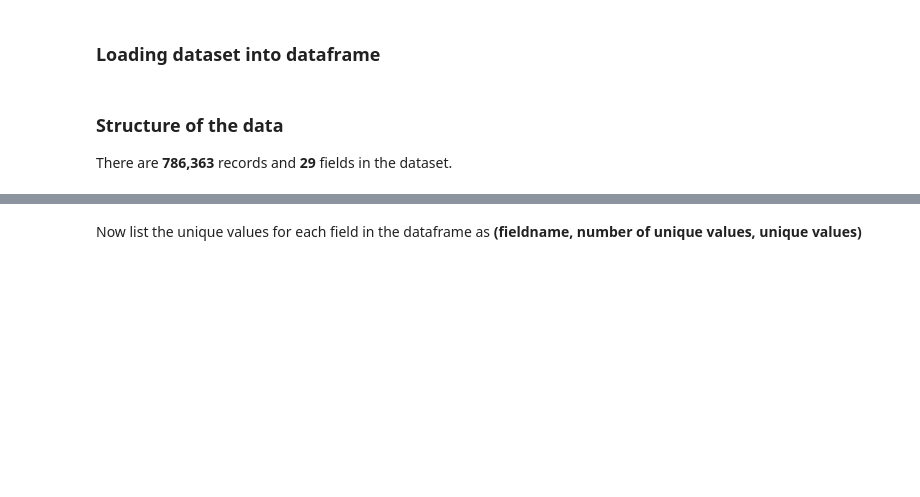
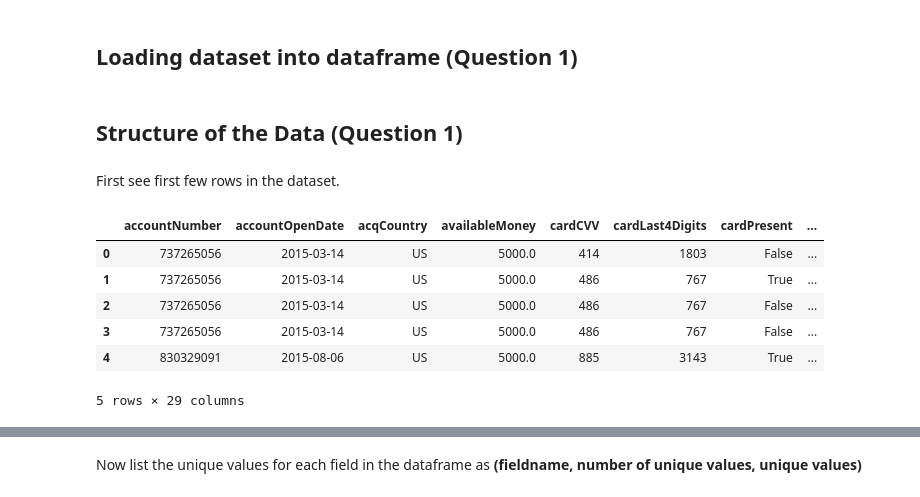
Before and after one commit to sami001/credit-transaction-fraud-detection, a Jupyter notebook: DataScienceChallenge-CardTransactions.ipynb, the cells around one changed output, grey strips where cells are left out. Cells and saved outputs as stored; diff of their text form; code cells hidden in the pictures; blank space fills up the shorter version.

```diff
--- a/DataScienceChallenge-CardTransactions.ipynb
+++ b/DataScienceChallenge-CardTransactions.ipynb
@@ -28,3 +65,3 @@ from matplotlib import pyplot as plt
 # %% [markdown]
-### Loading dataset into dataframe
+## Loading dataset into dataframe (Question 1)
 # %%
@@ -37,7 +77,17 @@ df = pd.DataFrame(list_transactions)
-# %% [markdown]
-### Structure of the data
-
-There are **786,363** records and **29** fields in the dataset.
+# %% [markdown]
+## Structure of the Data (Question 1)
+# %% [markdown]
+First see first few rows in the dataset.
+# %%
+df.head()
+# %% [output]
+|  | accountNumber | accountOpenDate | acqCountry | availableMoney | cardCVV | cardLast4Digits | cardPresent | ... |
+| 0 | 737265056 | 2015-03-14 | US | 5000.0 | 414 | 1803 | False | ... |
+| 1 | 737265056 | 2015-03-14 | US | 5000.0 | 486 | 767 | True | ... |
+| 2 | 737265056 | 2015-03-14 | US | 5000.0 | 486 | 767 | False | ... |
+| 3 | 737265056 | 2015-03-14 | US | 5000.0 | 486 | 767 | False | ... |
+| 4 | 830329091 | 2015-08-06 | US | 5000.0 | 885 | 3143 | True | ... |
+5 rows × 29 columns
 # %%
 #number of records and fields in the dataframe
 df.shape
```
Also changed, not shown: parts of 44 cells of this notebook.
